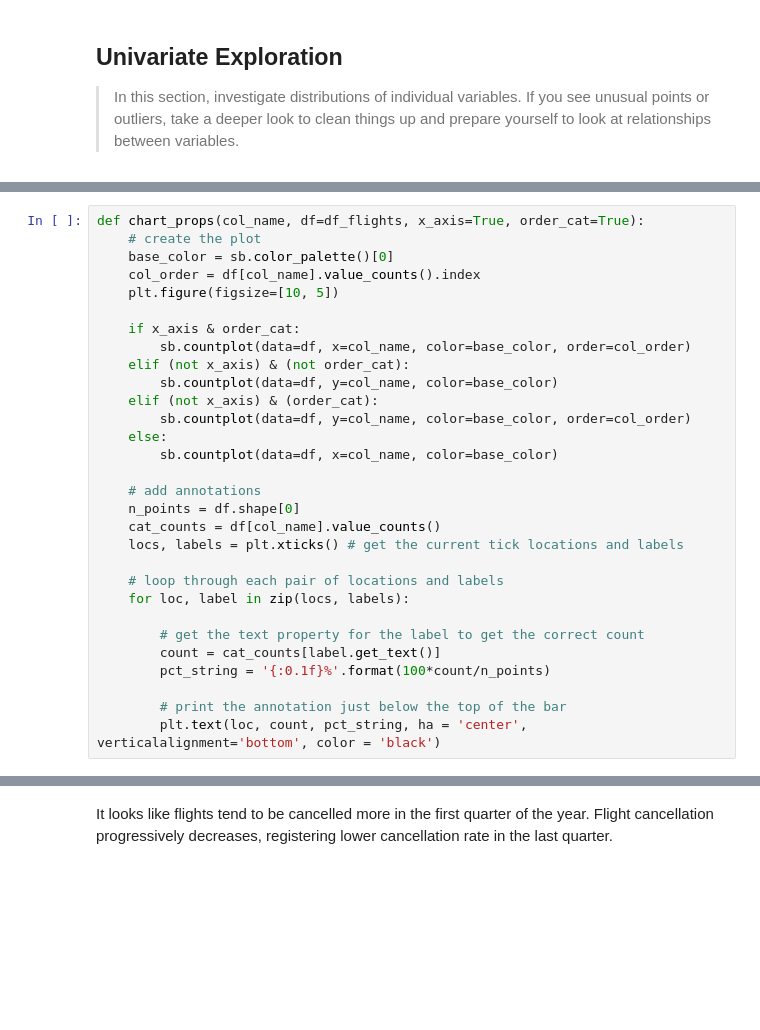
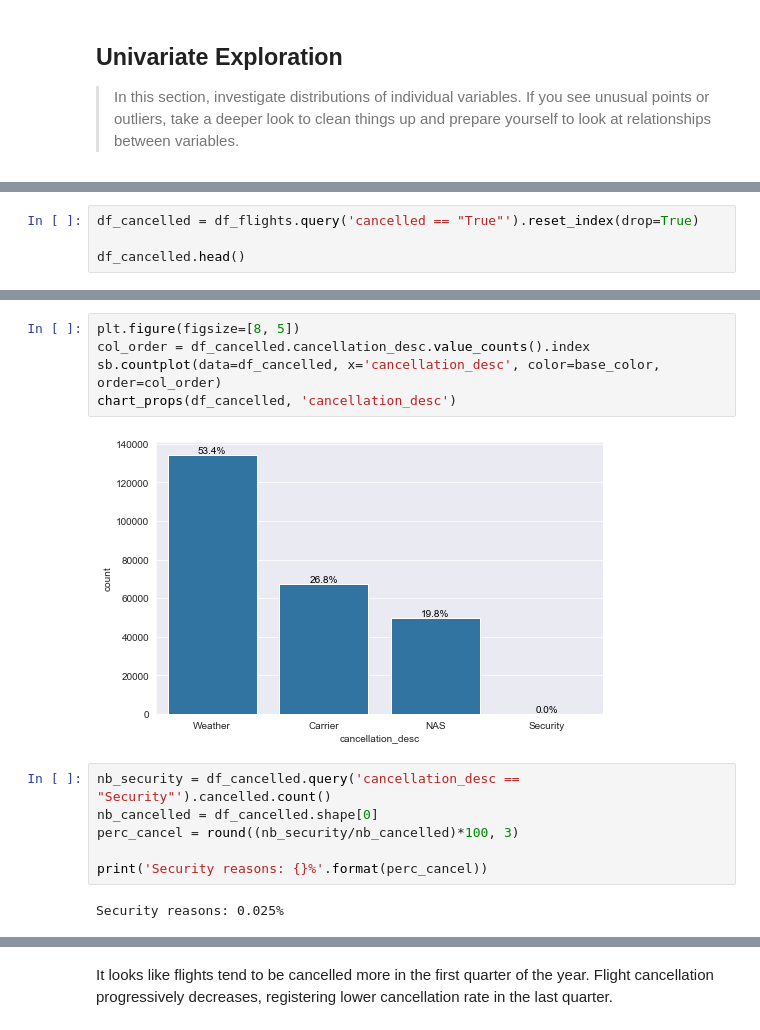
Before and after one commit to thaysmartinez/flights-data-exploration, a Jupyter notebook: exploration_template.ipynb, the cells around one changed output, grey strips where cells are left out. Saved outputs shown, nothing was run; the diff lists cells and outputs as text; blank space fills up the shorter version.

```diff
--- a/exploration_template.ipynb
+++ b/exploration_template.ipynb
@@ -164,30 +146,0 @@ ax = plt.bar(x = ['Finalized', 'Cancelled'], height=[finalized, cancelled], data
-# %%
-def chart_props(col_name, df=df_flights, x_axis=True, order_cat=True):
-    # create the plot
-    base_color = sb.color_palette()[0]
-    col_order = df[col_name].value_counts().index
-    plt.figure(figsize=[10, 5])
-
-    if x_axis & order_cat:
-        sb.countplot(data=df, x=col_name, color=base_color, order=col_order)
-    elif (not x_axis) & (not order_cat):
-        sb.countplot(data=df, y=col_name, color=base_color)
-    elif (not x_axis) & (order_cat):
-        sb.countplot(data=df, y=col_name, color=base_color, order=col_order)
-    else:
-        sb.countplot(data=df, x=col_name, color=base_color)
-
-    # add annotations
-    n_points = df.shape[0]
-    cat_counts = df[col_name].value_counts()
-    locs, labels = plt.xticks() # get the current tick locations and labels
-
-    # loop through each pair of locations and labels
-    for loc, label in zip(locs, labels):
-
-        # get the text property for the label to get the correct count
-        count = cat_counts[label.get_text()]
-        pct_string = '{:0.1f}%'.format(100*count/n_points)
-
-        # print the annotation just below the top of the bar
-        plt.text(loc, count, pct_string, ha = 'center', verticalalignment='bottom', color = 'black')
@@ -234,0 +147,4 @@ chart_props('month', df=df_cancelled, order_cat=False)
+# %%
+df_cancelled = df_flights.query('cancelled == "True"').reset_index(drop=True)
+
+df_cancelled.head()
@@ -234,0 +159,15 @@ chart_props('month', df=df_cancelled, order_cat=False)
+# %%
+plt.figure(figsize=[8, 5])
+col_order = df_cancelled.cancellation_desc.value_counts().index
+sb.countplot(data=df_cancelled, x='cancellation_desc', color=base_color, order=col_order)
+chart_props(df_cancelled, 'cancellation_desc')
+# %% [output]
+[figure, added]
+# %%
+nb_security = df_cancelled.query('cancellation_desc == "Security"').cancelled.count()
+nb_cancelled = df_cancelled.shape[0]
+perc_cancel = round((nb_security/nb_cancelled)*100, 3)
+
+print('Security reasons: {}%'.format(perc_cancel))
+# %% [output]
+Security reasons: 0.025%
```
Also changed, not shown: parts of 35 cells of this notebook.
